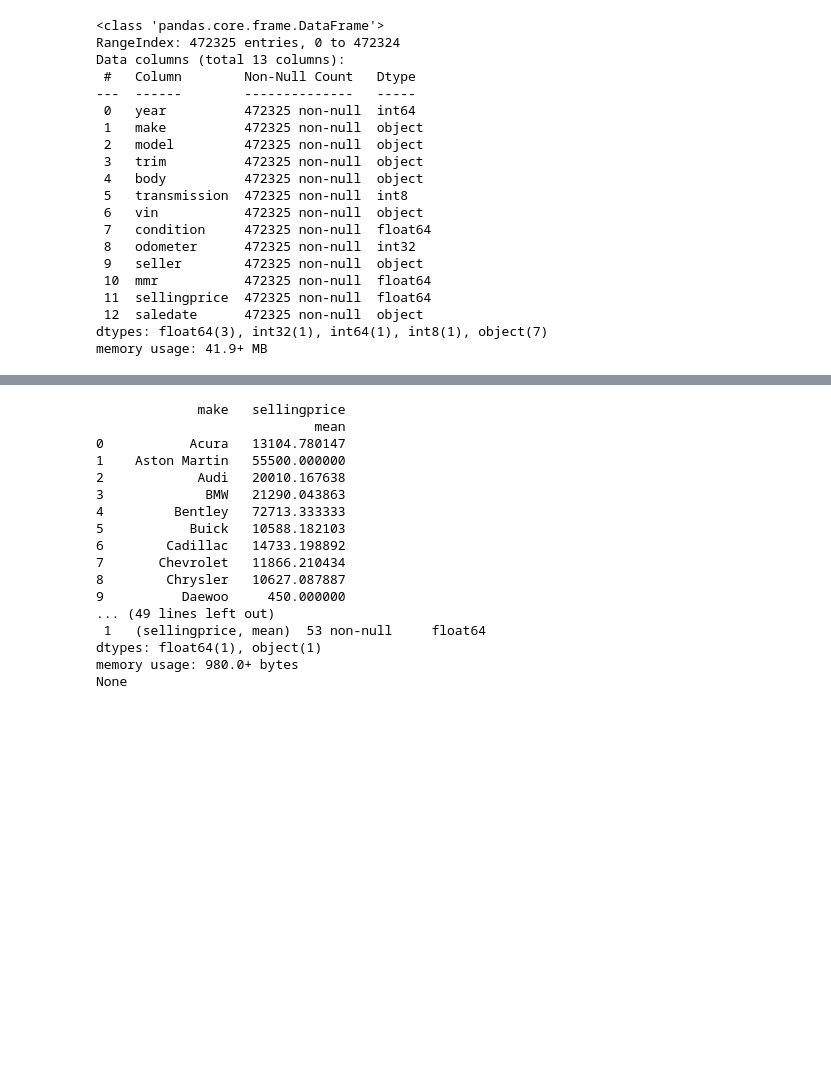
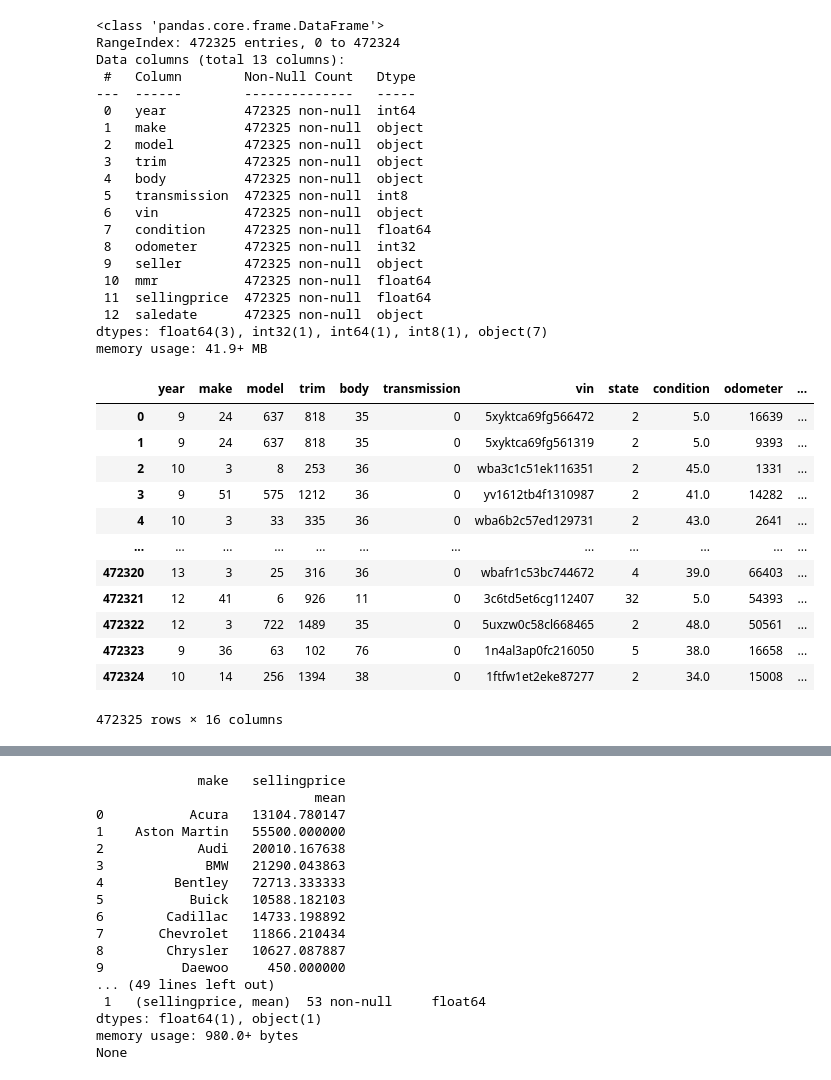
Before and after one commit to LucaMontanar1/es-python, a Jupyter notebook: macchine-prezzi/analisi.ipynb, the cells around one changed output, grey strips where cells are left out. Cells and saved outputs as stored; diff of their text form; code cells hidden in the pictures; blank space fills up the shorter version.

```diff
--- a/macchine-prezzi/analisi.ipynb
+++ b/macchine-prezzi/analisi.ipynb
@@ -226,3 +215,28 @@ Data columns (total 13 columns):
  12  saledate      472325 non-null  object
 dtypes: float64(3), int32(1), int64(1), int8(1), object(7)
 memory usage: 41.9+ MB
+# %%
+#cat.codes on make,model,trim,body,,state,color,interior,seller
+df_test['make']=df_test['make'].astype('category').cat.codes
+df_test['model']=df_test['model'].astype('category').cat.codes
+df_test['trim']=df_test['trim'].astype('category').cat.codes
+df_test['body']=df_test['body'].astype('category').cat.codes
+df_test['state']=df_test['state'].astype('category').cat.codes
+df_test['color']=df_test['color'].astype('category').cat.codes
+df_test['interior']=df_test['interior'].astype('category').cat.codes
+df_test['seller']=df_test['seller'].astype('category').cat.codes
+df_test
+# %% [output]
+|  | year | make | model | trim | body | transmission | vin | state | condition | odometer | ... |
+| 0 | 9 | 24 | 637 | 818 | 35 | 0 | 5xyktca69fg566472 | 2 | 5.0 | 16639 | ... |
+| 1 | 9 | 24 | 637 | 818 | 35 | 0 | 5xyktca69fg561319 | 2 | 5.0 | 9393 | ... |
+| 2 | 10 | 3 | 8 | 253 | 36 | 0 | wba3c1c51ek116351 | 2 | 45.0 | 1331 | ... |
+| 3 | 9 | 51 | 575 | 1212 | 36 | 0 | yv1612tb4f1310987 | 2 | 41.0 | 14282 | ... |
+| 4 | 10 | 3 | 33 | 335 | 36 | 0 | wba6b2c57ed129731 | 2 | 43.0 | 2641 | ... |
+| ... | ... | ... | ... | ... | ... | ... | ... | ... | ... | ... | ... |
+| 472320 | 13 | 3 | 25 | 316 | 36 | 0 | wbafr1c53bc744672 | 4 | 39.0 | 66403 | ... |
+| 472321 | 12 | 41 | 6 | 926 | 11 | 0 | 3c6td5et6cg112407 | 32 | 5.0 | 54393 | ... |
+| 472322 | 12 | 3 | 722 | 1489 | 35 | 0 | 5uxzw0c58cl668465 | 2 | 48.0 | 50561 | ... |
+| 472323 | 9 | 36 | 63 | 102 | 76 | 0 | 1n4al3ap0fc216050 | 5 | 38.0 | 16658 | ... |
+| 472324 | 10 | 14 | 256 | 1394 | 38 | 0 | 1ftfw1et2eke87277 | 2 | 34.0 | 15008 | ... |
+472325 rows × 16 columns
```
Also changed, not shown: parts of 8 cells of this notebook.
